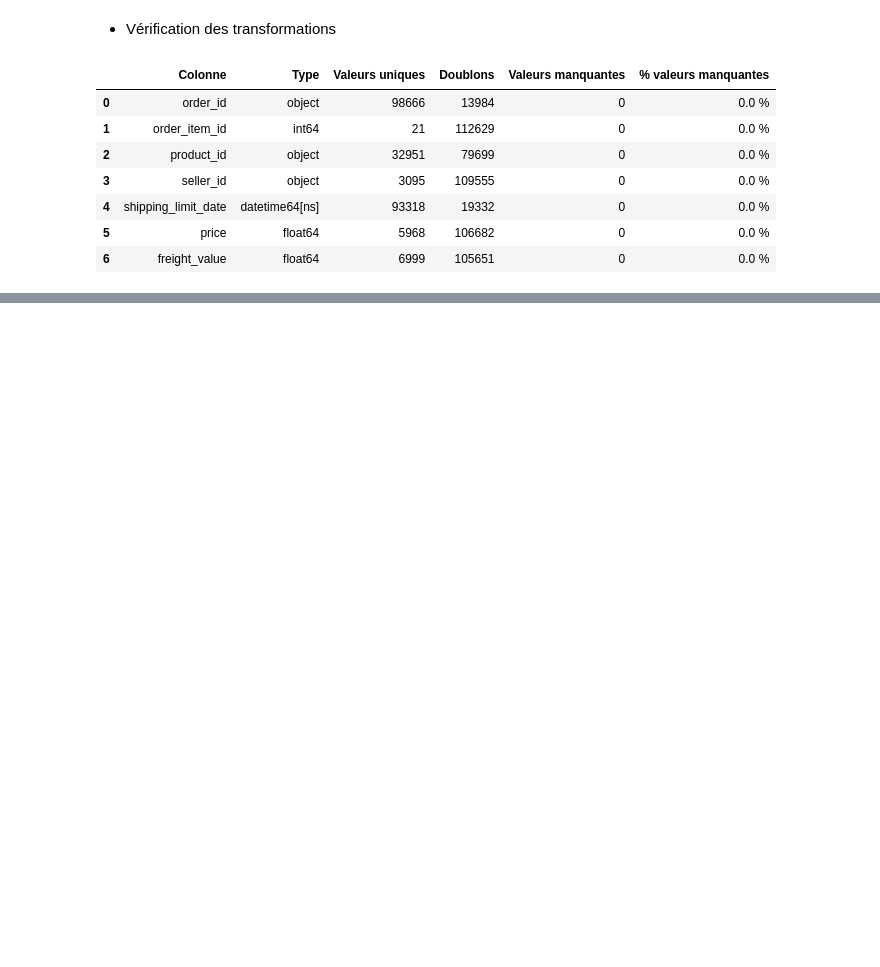
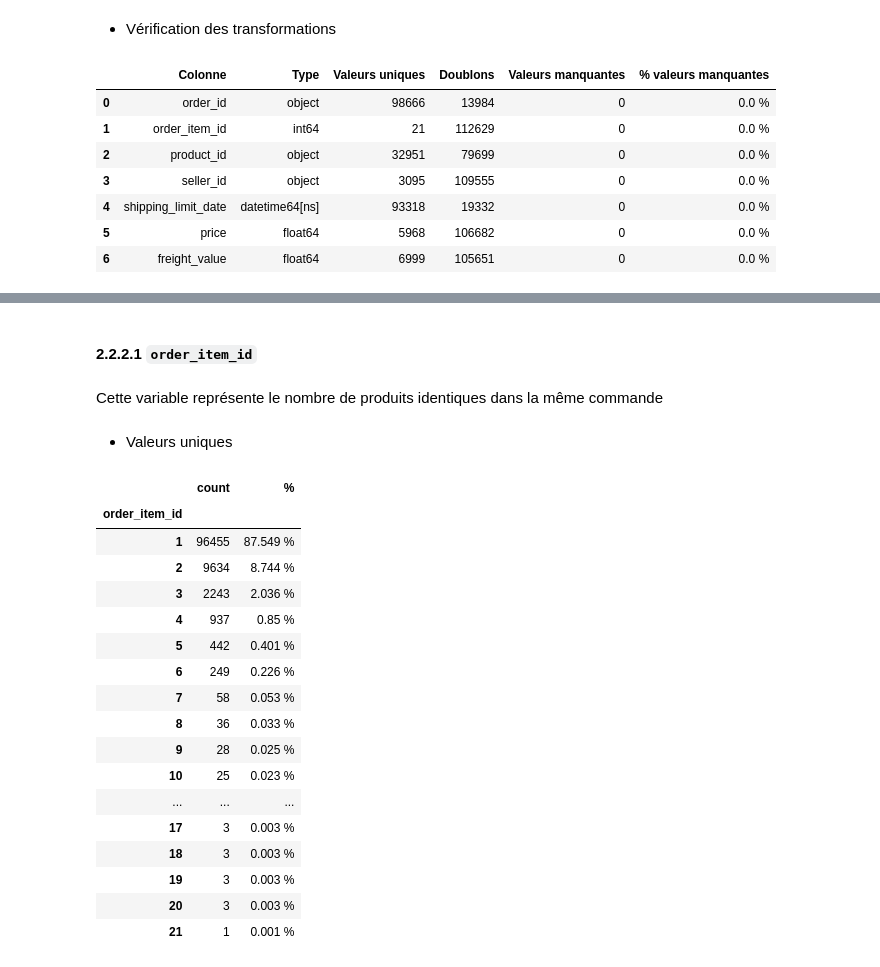
Before and after one commit to Christophe-Aballea/OC_projet5_Segmentez_des_clients_d_un_site_ecommerce, a Jupyter notebook: P05_Notebook2_EDA_FE.ipynb, the cells around one changed output, grey strips where cells are left out. Saved outputs shown, nothing was run; the diff lists cells and outputs as text; code cells hidden in the pictures; blank space fills up the shorter version.

```diff
--- a/P05_Notebook2_EDA_FE.ipynb
+++ b/P05_Notebook2_EDA_FE.ipynb
@@ -597,0 +630,30 @@ df_orders.describe()
+# %% [markdown]
+#### 2.2.2.1 `order_item_id`
+# %% [markdown]
+Cette variable représente le nombre de produits identiques dans la même commande
+# %% [markdown]
+* Valeurs uniques
+# %%
+df_order_item_id = df_order_items['order_item_id'].value_counts().to_frame()
+no_order_items = df_order_items.shape[0]
+df_order_item_id['%'] = round((df_order_item_id['count'] / no_order_items) * 100, 3).astype(str) + ' %'
+display(df_order_item_id)
+# %% [output]
+|  | count | % |
+| order_item_id |  |  |
+| 1 | 96455 | 87.549 % |
+| 2 | 9634 | 8.744 % |
+| 3 | 2243 | 2.036 % |
+| 4 | 937 | 0.85 % |
+| 5 | 442 | 0.401 % |
+| 6 | 249 | 0.226 % |
+| 7 | 58 | 0.053 % |
+| 8 | 36 | 0.033 % |
+| 9 | 28 | 0.025 % |
+| 10 | 25 | 0.023 % |
+| ... | ... | ... |
+| 17 | 3 | 0.003 % |
+| 18 | 3 | 0.003 % |
+| 19 | 3 | 0.003 % |
+| 20 | 3 | 0.003 % |
+| 21 | 1 | 0.001 % |
```
Also changed, not shown: parts of 11 cells of this notebook, 1 other file.
